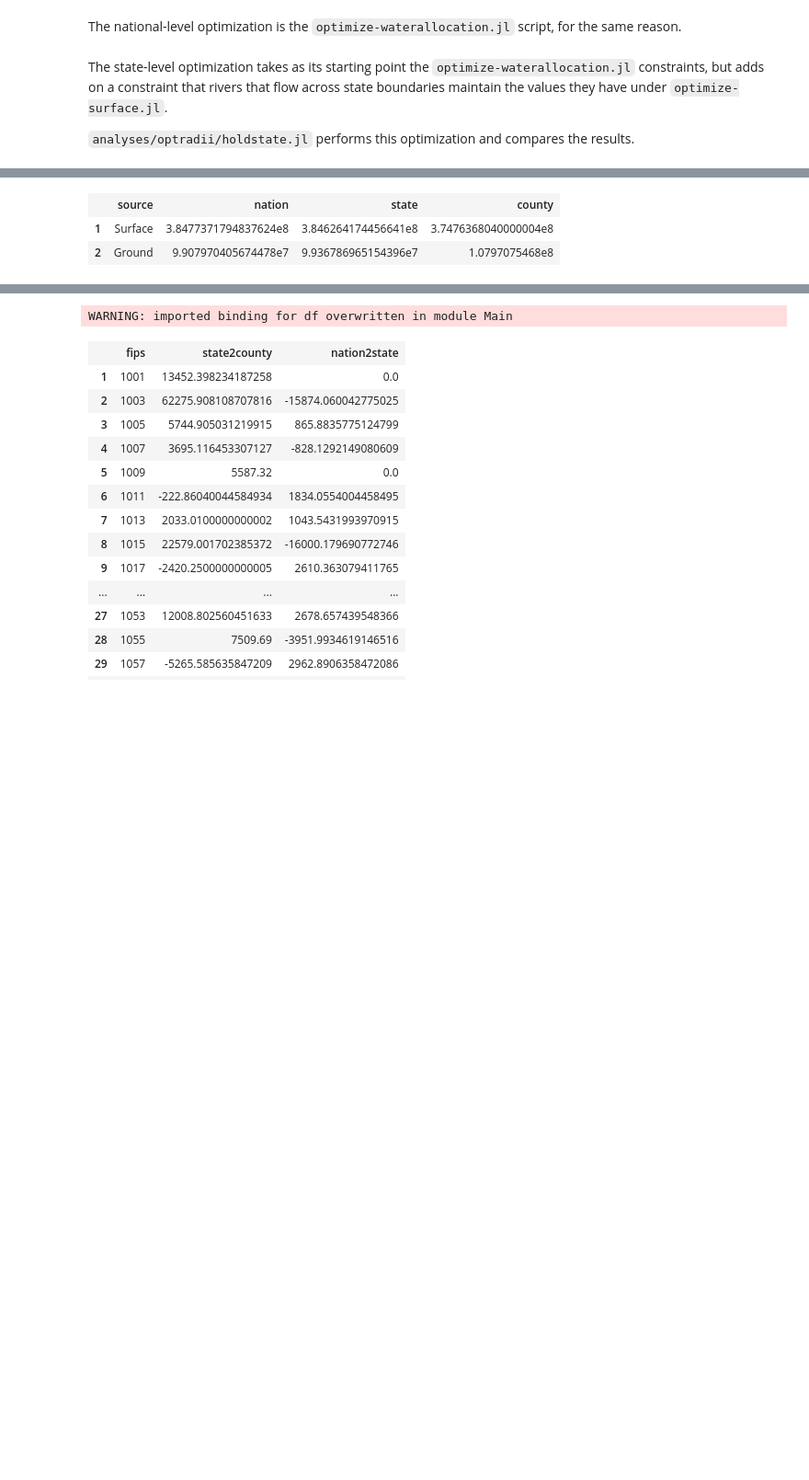
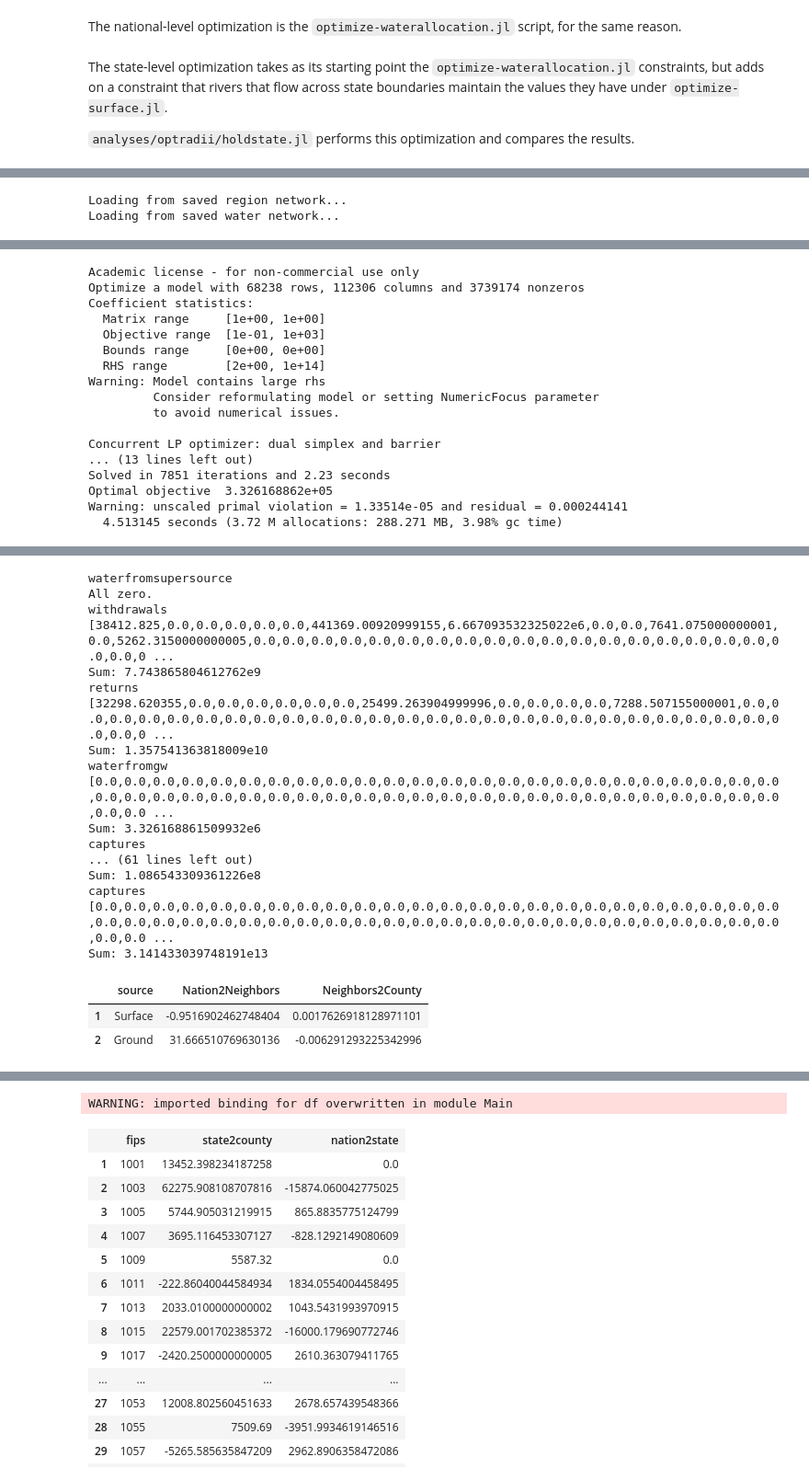
Before and after one commit to AmericasWater/awash, a Jupyter notebook: docs/analyses/Optimization by Radius.ipynb, the cells around one changed output, grey strips where cells are left out. Shown at 92% size. Drawn from its saved outputs; the diff is of its cells as text; code cells hidden in the pictures; blank space fills up the shorter version.

```diff
--- a/docs/analyses/Optimization by Radius.ipynb
+++ b/docs/analyses/Optimization by Radius.ipynb
@@ -44,8 +64,5 @@ All zero.
-# %%
-DataFrame(source=["Surface", "Ground"], nation=[sum(getparametersolution(house, sol_before.sol, :withdrawals)), sum(getparametersolution(house, sol_before.sol, :waterfromgw))],
-          state=[sum(getparametersolution(house, sol_after.sol, :withdrawals)), sum(getparametersolution(house, sol_after.sol, :waterfromgw))],
-          county=[sum(recorded[:TO_SW]) * 1383., sum(recorded[:TO_GW]) * 1383.])
-# %% [output]
-|  | source | nation | state | county |
-| 1 | Surface | 3.8477371794837624e8 | 3.846264174456641e8 | 3.7476368040000004e8 |
-| 2 | Ground | 9.907970405674478e7 | 9.936786965154396e7 | 1.0797075468e8 |
+# %%
+include("../../analyses/optradii/holdneighbors.jl")
+# %% [output]
+Loading from saved region network...
+Loading from saved water network...
@@ -51,0 +71,17 @@ DataFrame(source=["Surface", "Ground"], nation=[sum(getparametersolution(house,
+Academic license - for non-commercial use only
+Optimize a model with 68238 rows, 112306 columns and 3739174 nonzeros
+Coefficient statistics:
+  Matrix range     [1e+00, 1e+00]
+  Objective range  [1e-01, 1e+03]
+  Bounds range     [0e+00, 0e+00]
+  RHS range        [2e+00, 1e+14]
+Warning: Model contains large rhs
+         Consider reformulating model or setting NumericFocus parameter
+         to avoid numerical issues.
+
+Concurrent LP optimizer: dual simplex and barrier
+... (13 lines left out)
+Solved in 7851 iterations and 2.23 seconds
+Optimal objective  3.326168862e+05
+Warning: unscaled primal violation = 1.33514e-05 and residual = 0.000244141
+  4.513145 seconds (3.72 M allocations: 288.271 MB, 3.98% gc time)
@@ -52 +92,21 @@ DataFrame(source=["Surface", "Ground"], nation=[sum(getparametersolution(house,
+waterfromsupersource
+All zero.
+withdrawals
+[38412.825,0.0,0.0,0.0,0.0,0.0,441369.00920999155,6.667093532325022e6,0.0,0.0,7641.075000000001,0.0,5262.3150000000005,0.0,0.0,0.0,0.0,0.0,0.0,0.0,0.0,0.0,0.0,0.0,0.0,0.0,0.0,0.0,0.0,0.0,0.0,0.0,0.0,0 ...
+Sum: 7.743865804612762e9
+returns
+[32298.620355,0.0,0.0,0.0,0.0,0.0,0.0,25499.263904999996,0.0,0.0,0.0,0.0,7288.507155000001,0.0,0.0,0.0,0.0,0.0,0.0,0.0,0.0,0.0,0.0,0.0,0.0,0.0,0.0,0.0,0.0,0.0,0.0,0.0,0.0,0.0,0.0,0.0,0.0,0.0,0.0,0.0,0 ...
+Sum: 1.357541363818009e10
+waterfromgw
+[0.0,0.0,0.0,0.0,0.0,0.0,0.0,0.0,0.0,0.0,0.0,0.0,0.0,0.0,0.0,0.0,0.0,0.0,0.0,0.0,0.0,0.0,0.0,0.0,0.0,0.0,0.0,0.0,0.0,0.0,0.0,0.0,0.0,0.0,0.0,0.0,0.0,0.0,0.0,0.0,0.0,0.0,0.0,0.0,0.0,0.0,0.0,0.0,0.0,0.0 ...
+Sum: 3.326168861509932e6
+captures
+... (61 lines left out)
+Sum: 1.086543309361226e8
+captures
+[0.0,0.0,0.0,0.0,0.0,0.0,0.0,0.0,0.0,0.0,0.0,0.0,0.0,0.0,0.0,0.0,0.0,0.0,0.0,0.0,0.0,0.0,0.0,0.0,0.0,0.0,0.0,0.0,0.0,0.0,0.0,0.0,0.0,0.0,0.0,0.0,0.0,0.0,0.0,0.0,0.0,0.0,0.0,0.0,0.0,0.0,0.0,0.0,0.0,0.0 ...
+Sum: 3.141433039748191e13
+|  | source | Nation2Neighbors | Neighbors2County |
+| 1 | Surface | -0.9516902462748404 | 0.0017626918128971101 |
+| 2 | Ground | 31.666510769630136 | -0.006291293225342996 |
 # %%
```
Also changed, not shown: parts of 4 cells of this notebook, 3 other files.
